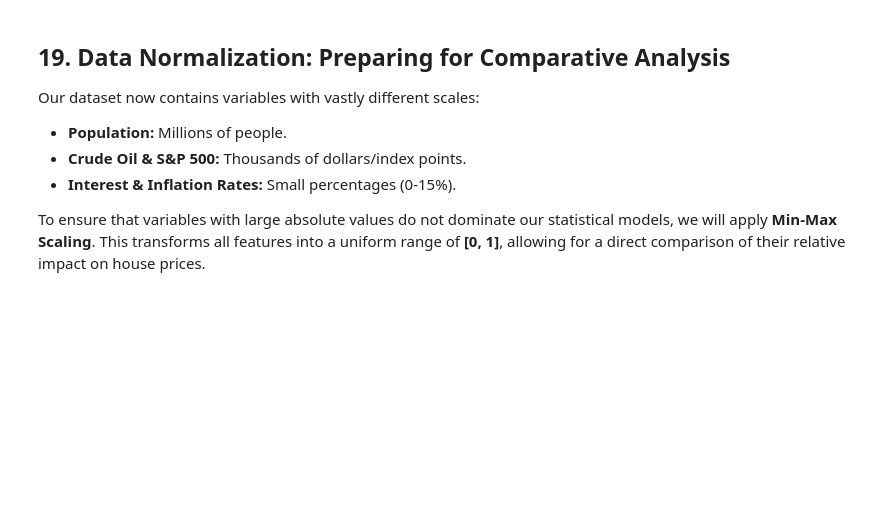
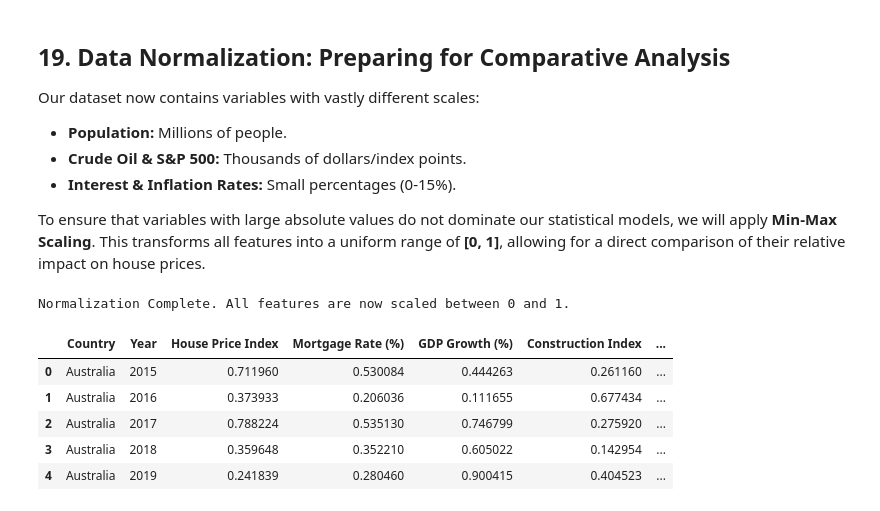
Before and after one commit to DimovDimo/impact-of-economic-indicators-on-properties, a Jupyter notebook: Impact of economic indicators on properties.ipynb, the cells around one changed output. Cells and saved outputs as stored; diff of their text form; code cells hidden in the pictures; blank space fills up the shorter version.

```diff
--- a/Impact of economic indicators on properties.ipynb
+++ b/Impact of economic indicators on properties.ipynb
@@ -1100,3 +1100,38 @@ Our dataset now contains variables with vastly different scales:
 * **Interest & Inflation Rates:** Small percentages (0-15%).
 
 To ensure that variables with large absolute values do not dominate our statistical models, we will apply **Min-Max Scaling**. This transforms all features into a uniform range of **[0, 1]**, allowing for a direct comparison of their relative impact on house prices.
+# %%
+# --- Data Normalization using Scikit-Learn ---
+from sklearn.preprocessing import MinMaxScaler
+import pandas as pd
+import numpy as np
+
+# 1. Define the features we want to normalize for our final analysis
+features_to_scale = [
+    'House Price Index', 'Mortgage Rate (%)', 'GDP Growth (%)',
+    'Construction Index', 'Affordability Ratio', 'SP500_Close',
+    'Total_Population', 'Unemployment_Rate_WB', 'Crude_Oil_Price',
+    'Global_CPI_Growth', 'Pop_Growth_%'
+]
+
+# 2. Handle missing values before scaling (required for sklearn)
+# We fill NaNs with the mean of each column to maintain statistical integrity
+df_scaled = df_final_v3.copy()
+for col in features_to_scale:
+    if col in df_scaled.columns:
+        df_scaled[col] = df_scaled[col].fillna(df_scaled[col].mean())
+
+# 3. Initialize and apply the MinMaxScaler
+scaler = MinMaxScaler()
+df_scaled[features_to_scale] = scaler.fit_transform(df_scaled[features_to_scale])
+
+print("Normalization Complete. All features are now scaled between 0 and 1.")
+display(df_scaled[['Country', 'Year'] + features_to_scale].head())
+# %% [output]
+Normalization Complete. All features are now scaled between 0 and 1.
+|  | Country | Year | House Price Index | Mortgage Rate (%) | GDP Growth (%) | Construction Index | ... |
+| 0 | Australia | 2015 | 0.711960 | 0.530084 | 0.444263 | 0.261160 | ... |
+| 1 | Australia | 2016 | 0.373933 | 0.206036 | 0.111655 | 0.677434 | ... |
+| 2 | Australia | 2017 | 0.788224 | 0.535130 | 0.746799 | 0.275920 | ... |
+| 3 | Australia | 2018 | 0.359648 | 0.352210 | 0.605022 | 0.142954 | ... |
+| 4 | Australia | 2019 | 0.241839 | 0.280460 | 0.900415 | 0.404523 | ... |
```
Also changed, not shown: parts of 4 cells of this notebook.
